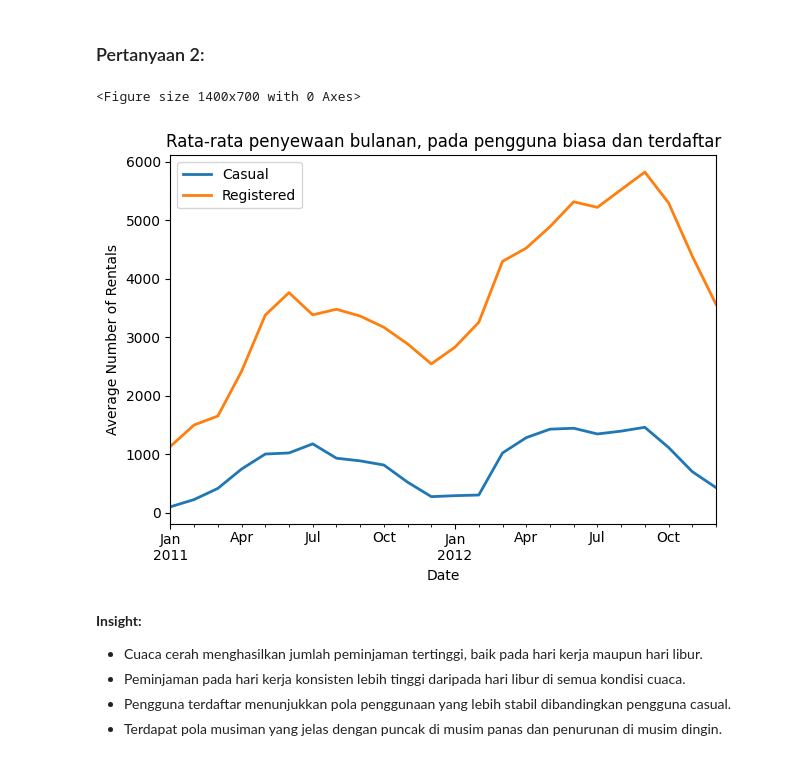
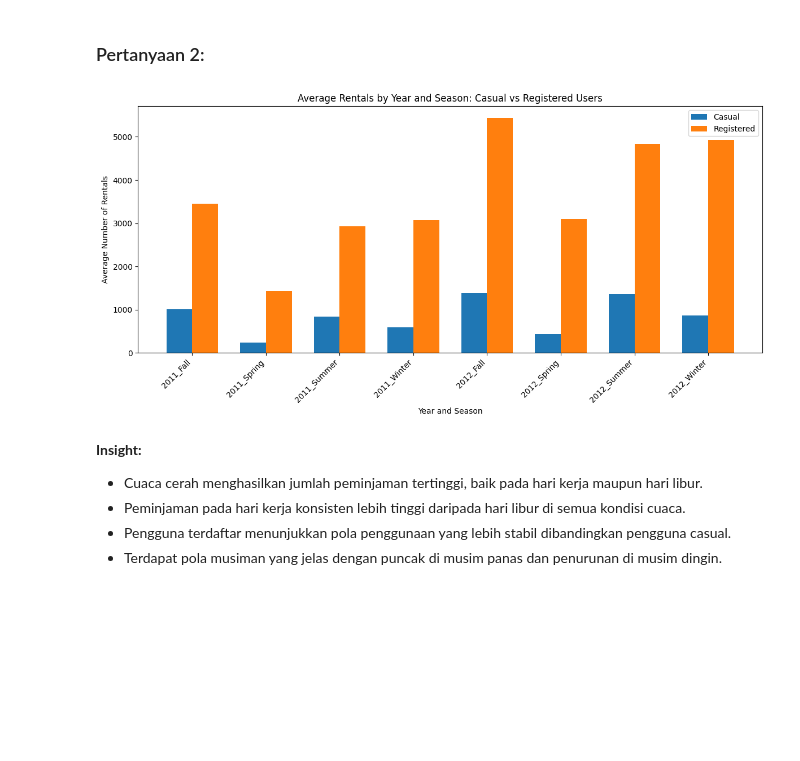
Before and after one commit to ading11/Bangkit_Bike_Rental, a Jupyter notebook: Proyek_Analisis_Data_BikeRental.ipynb, the cells around one changed output. Cells and saved outputs as stored; diff of their text form; code cells hidden in the pictures; blank space fills up the shorter version.

```diff
--- a/Proyek_Analisis_Data_BikeRental.ipynb
+++ b/Proyek_Analisis_Data_BikeRental.ipynb
@@ -182,20 +179,33 @@ The `errcolor` parameter is deprecated. And will be removed in v0.15.0. Pass `er
 # %% [markdown]
 ### Pertanyaan 2:
-# %%
-daily_df['date'] = pd.to_datetime(daily_df['dteday'])
-daily_df.set_index('date', inplace=True)
-
-plt.figure(figsize=(14, 7))
-daily_df[['casual', 'registered']].resample('M').mean().plot(linewidth=2)
-plt.title('Rata-rata penyewaan bulanan, pada pengguna biasa dan terdaftar')
-plt.xlabel('Date')
-plt.ylabel('Average Number of Rentals')
-plt.legend(['Casual', 'Registered'])
-plt.tight_layout()
-plt.show()
-# %% [output]
-<Figure size 1400x700 with 0 Axes>
-[figure, removed]
+# %%
+daily_df['dteday'] = pd.to_datetime(daily_df['dteday'])
+
+daily_df['year'] = daily_df['dteday'].dt.year
+daily_df['season'] = daily_df['season'].map({1: 'Spring', 2: 'Summer', 3: 'Fall', 4: 'Winter'})
+
+avg_rentals = daily_df.groupby(['year', 'season'])[['casual', 'registered']].mean().reset_index()
+
+avg_rentals['year_season'] = avg_rentals['year'].astype(str) + '_' + avg_rentals['season']
+avg_rentals = avg_rentals.sort_values('year_season')
+
+plt.figure(figsize=(12, 6))
+width = 0.35
+x = range(len(avg_rentals))
+
+plt.bar([i - width/2 for i in x], avg_rentals['casual'], width, label='Casual', color='#1f77b4')
+plt.bar([i + width/2 for i in x], avg_rentals['registered'], width, label='Registered', color='#ff7f0e')
+
+plt.xlabel('Year and Season')
+plt.ylabel('Average Number of Rentals')
+plt.title('Average Rentals by Year and Season: Casual vs Registered Users')
+plt.xticks(x, avg_rentals['year_season'], rotation=45, ha='right')
+plt.legend()
+
+plt.tight_layout()
+plt.show()
+# %% [output]
+[figure, added]
 # %% [markdown]
 **Insight:**
 - Cuaca cerah menghasilkan jumlah peminjaman tertinggi, baik pada hari kerja maupun hari libur.
```
Also changed, not shown: parts of 2 cells of this notebook.
